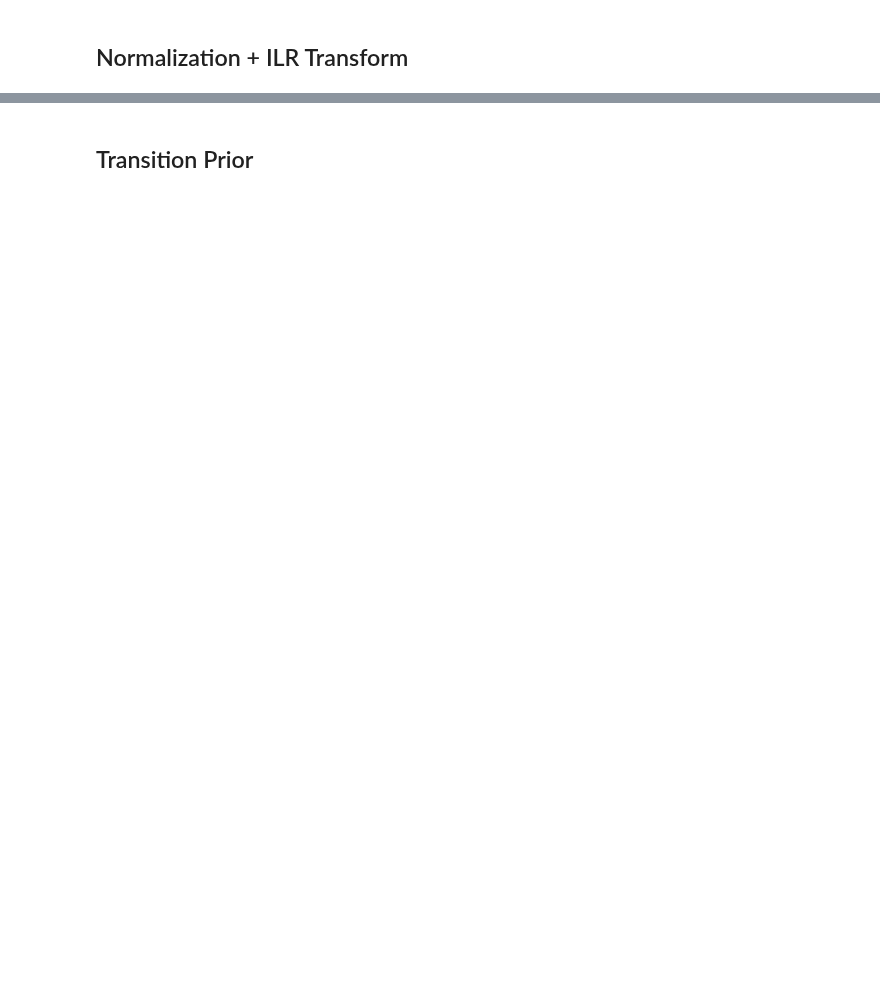
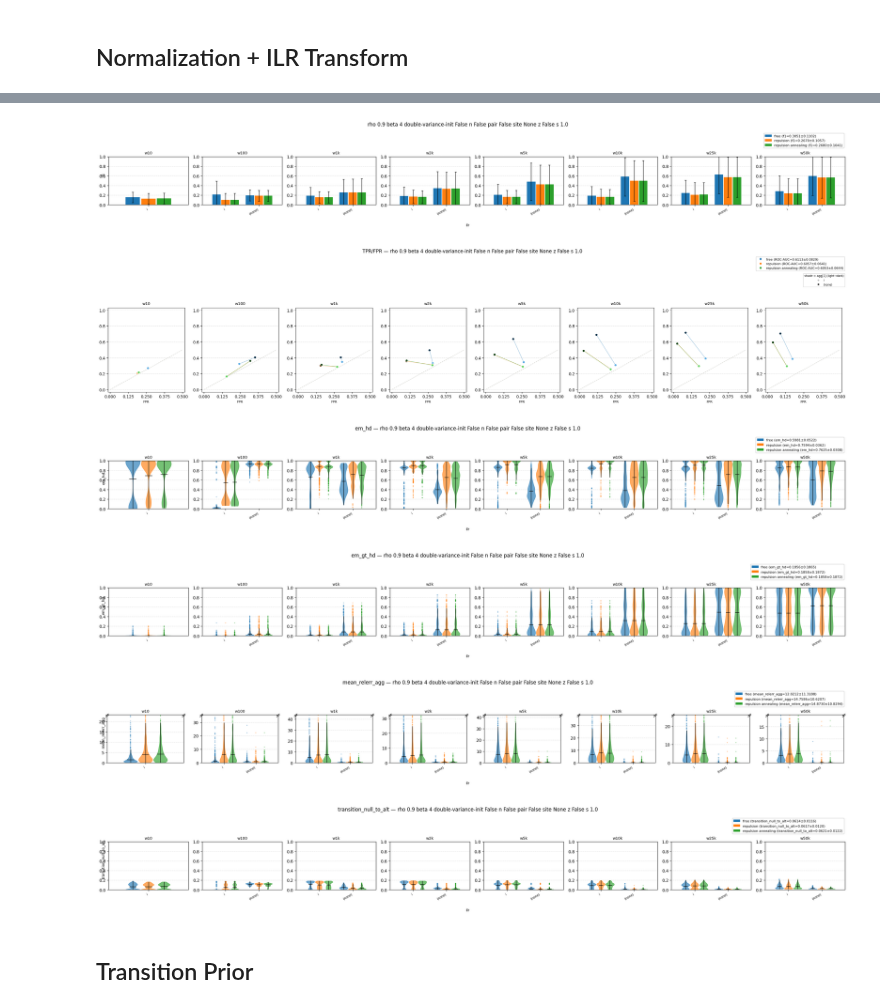
Before and after one commit to isaacangyu/phlag, a Jupyter notebook: bench/aggregate.ipynb, the cells around one changed output, grey strips where cells are left out. Cells and saved outputs as stored; diff of their text form; code cells hidden in the pictures; blank space fills up the shorter version.

```diff
--- a/bench/aggregate.ipynb
+++ b/bench/aggregate.ipynb
@@ -7,23 +63,30 @@ cra.print_configs(paths=True)
 # %%
 config = deepcopy(full_config)
-config['-i'] = True
+config['-i'] = [True, False]
 agg = [("--ap", "--annealing"), "-i", "-w"]
 cra.plot(
     config,
     metrics=["f1"],
     agg=agg,
 )
 cra.plot(
     config,
     metrics=["tpr_fpr"],
     agg=agg,
 )
 cra.plot(
     config,
     metrics=["em_hd", "em_gt_hd", "mean_relerr_agg", "transition_null_to_alt"],
     agg=agg,
     plot_type="violin",
 );
+# %% [output]
+[figure, added]
+[figure, added]
+[figure, added]
+[figure, added]
+[figure, added]
+[figure, added]
 # %% [markdown]
 ## Transition Prior
 # %%
```
Also changed, not shown: parts of 7 cells of this notebook, 14 other files.
